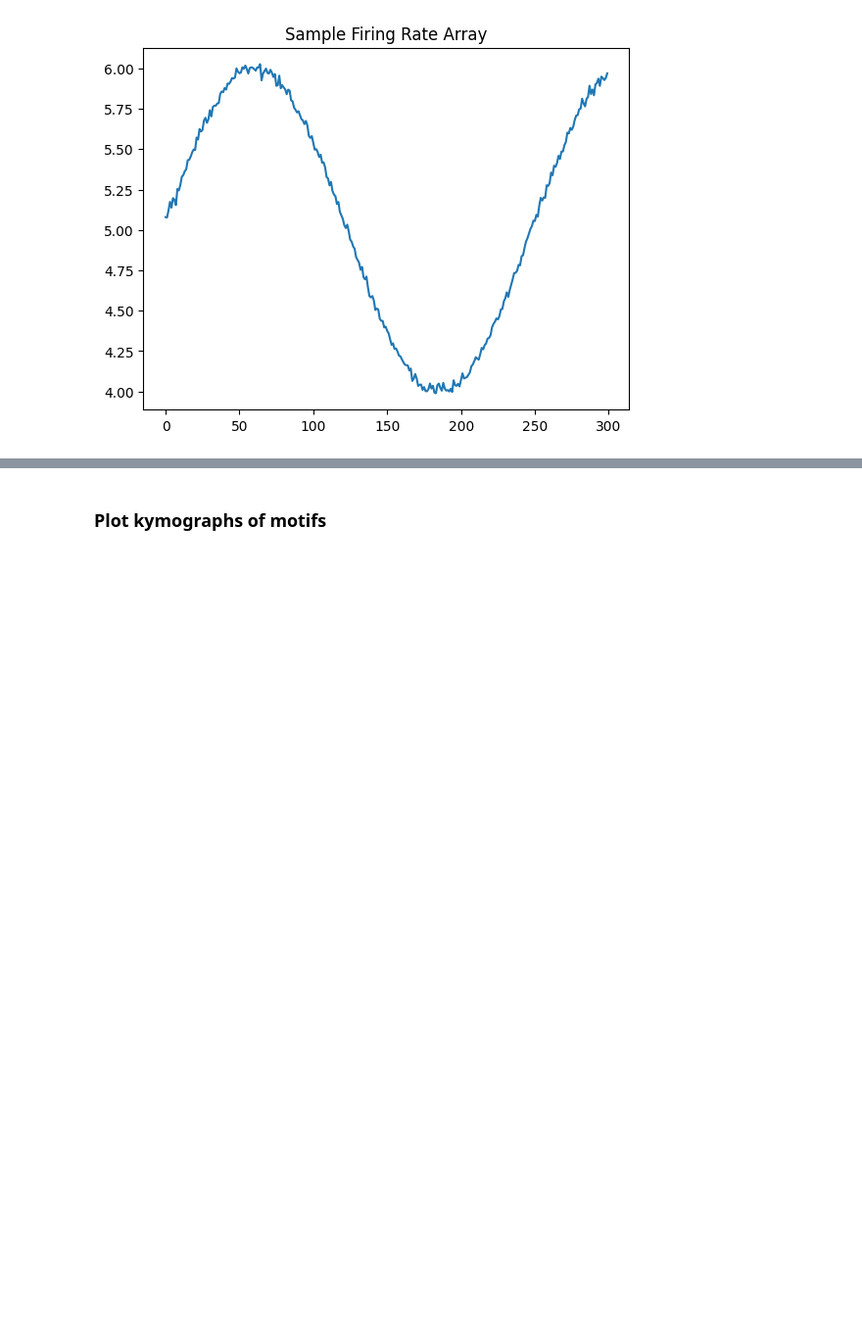
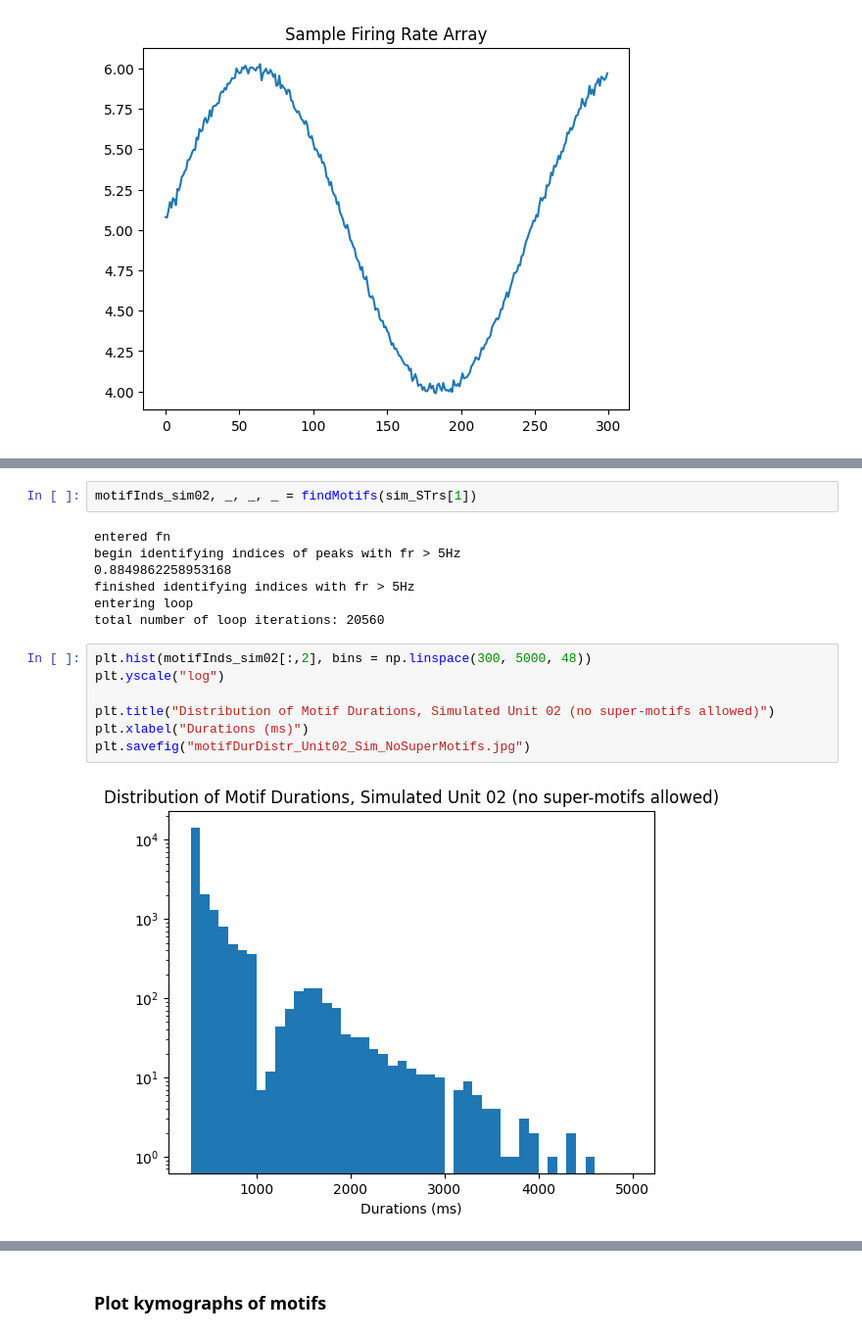
Before and after one commit to stellinaao/motifDetection, a Jupyter notebook: motifDetection-Copy1.ipynb, the cells around one changed output, grey strips where cells are left out. Shown at 98% size. Cells and saved outputs as stored; diff of their text form; blank space fills up the shorter version.

```diff
--- a/motifDetection-Copy1.ipynb
+++ b/motifDetection-Copy1.ipynb
@@ -694,0 +744,18 @@ Text(0.5, 1.0, 'Sample Firing Rate Array')
+# %%
+motifInds_sim02, _, _, _ = findMotifs(sim_STrs[1])
+# %% [output]
+entered fn
+begin identifying indices of peaks with fr > 5Hz
+0.8849862258953168
+finished identifying indices with fr > 5Hz
+entering loop
+total number of loop iterations: 20560
+# %%
+plt.hist(motifInds_sim02[:,2], bins = np.linspace(300, 5000, 48))
+plt.yscale("log")
+
+plt.title("Distribution of Motif Durations, Simulated Unit 02 (no super-motifs allowed)")
+plt.xlabel("Durations (ms)")
+plt.savefig("motifDurDistr_Unit02_Sim_NoSuperMotifs.jpg")
+# %% [output]
+[figure, added]
```
Also changed, not shown: parts of 61 cells of this notebook, 5 other files.
